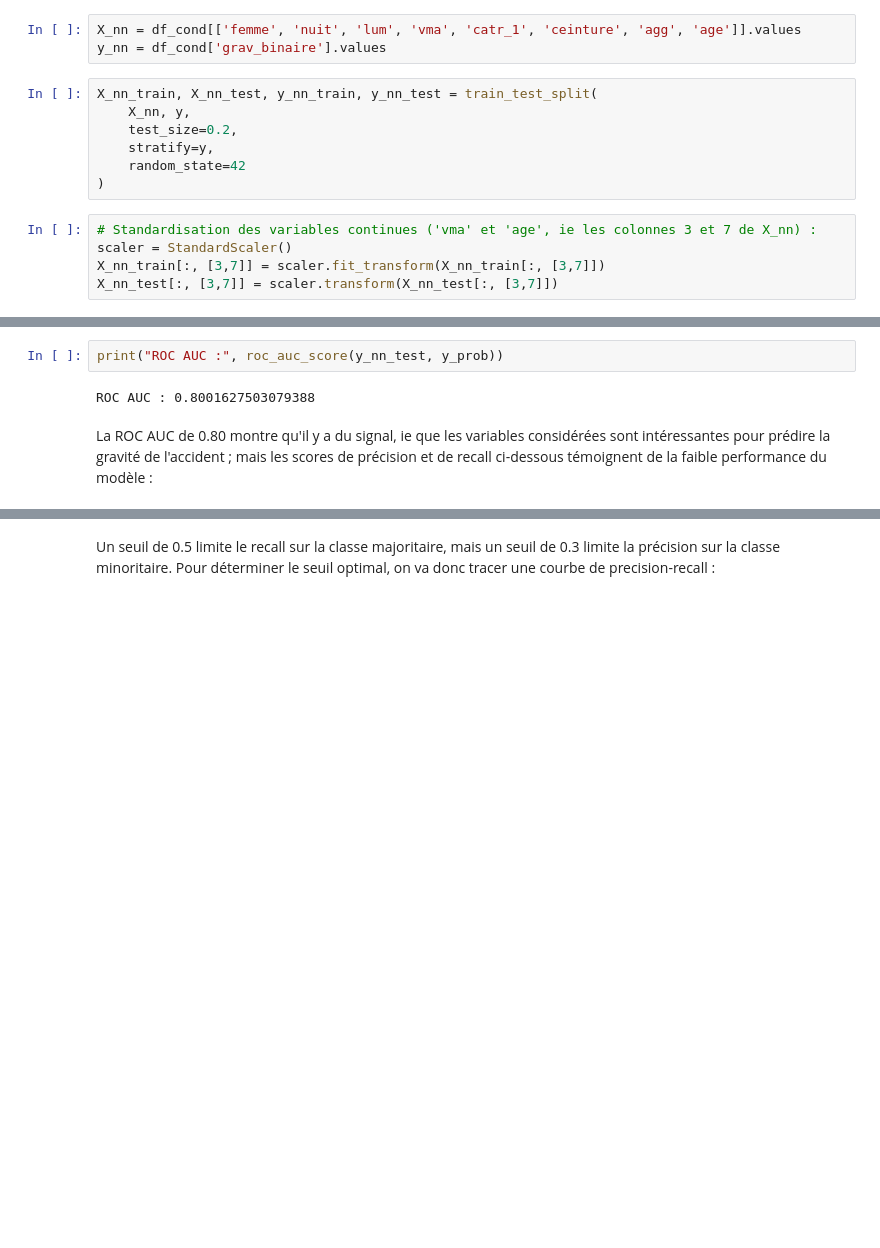
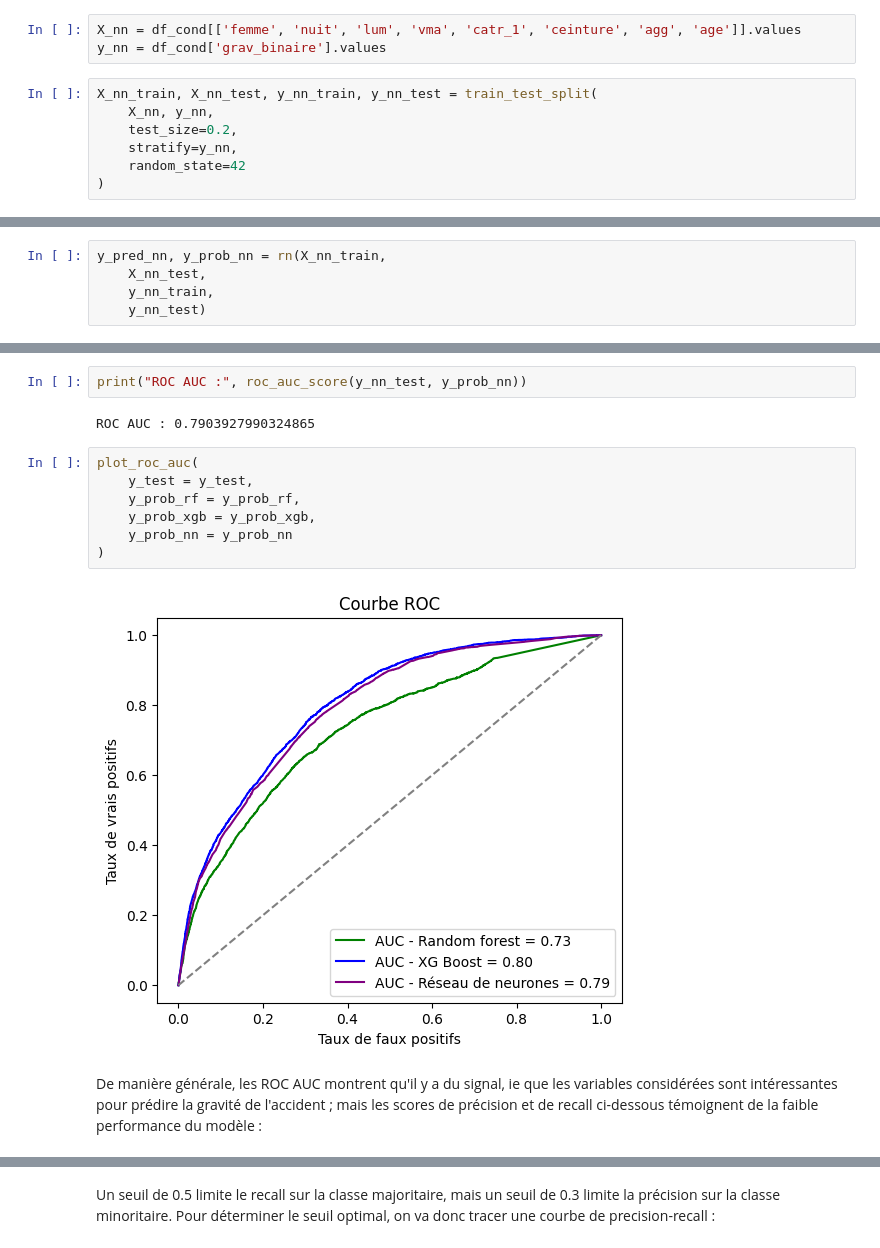
Before and after one commit to JohanneBohn/Femme-au-volant-mort-au-tournant-, a Jupyter notebook: rapport.ipynb, the cells around one changed output, grey strips where cells are left out. Drawn from its saved outputs; the diff is of its cells as text; blank space fills up the shorter version.

```diff
--- a/rapport.ipynb
+++ b/rapport.ipynb
@@ -766,13 +722,8 @@ X_nn = df_cond[['femme', 'nuit', 'lum', 'vma', 'catr_1', 'ceinture', 'agg', 'age
 y_nn = df_cond['grav_binaire'].values
 # %%
 X_nn_train, X_nn_test, y_nn_train, y_nn_test = train_test_split(
-    X_nn, y,
+    X_nn, y_nn,
     test_size=0.2,
-    stratify=y,
+    stratify=y_nn,
     random_state=42
 )
-# %%
-# Standardisation des variables continues ('vma' et 'age', ie les colonnes 3 et 7 de X_nn) :
-scaler = StandardScaler()
-X_nn_train[:, [3,7]] = scaler.fit_transform(X_nn_train[:, [3,7]])
-X_nn_test[:, [3,7]] = scaler.transform(X_nn_test[:, [3,7]])
@@ -835,0 +730,5 @@ y_pred = (y_prob >= 0.3).astype(int)
+# %%
+y_pred_nn, y_prob_nn = rn(X_nn_train,
+    X_nn_test,
+    y_nn_train,
+    y_nn_test)
@@ -836,7 +755,16 @@ y_pred = (y_prob >= 0.3).astype(int)
 # %%
-print("ROC AUC :", roc_auc_score(y_nn_test, y_prob))
+print("ROC AUC :", roc_auc_score(y_nn_test, y_prob_nn))
 # %% [output]
-ROC AUC : 0.8001627503079388
+ROC AUC : 0.7903927990324865
+# %%
+plot_roc_auc(
+    y_test = y_test,
+    y_prob_rf = y_prob_rf,
+    y_prob_xgb = y_prob_xgb,
+    y_prob_nn = y_prob_nn
+)
+# %% [output]
+[figure, added]
 # %% [markdown]
-La ROC AUC de 0.80 montre qu'il y a du signal, ie que les variables considérées sont intéressantes pour prédire la gravité de l'accident ; mais les scores de précision et de recall ci-dessous témoignent de la faible performance du modèle :
+De manière générale, les ROC AUC montrent qu'il y a du signal, ie que les variables considérées sont intéressantes pour prédire la gravité de l'accident ; mais les scores de précision et de recall ci-dessous témoignent de la faible performance du modèle :
 # %%
```
Also changed, not shown: parts of 27 cells of this notebook, 1 other file.
